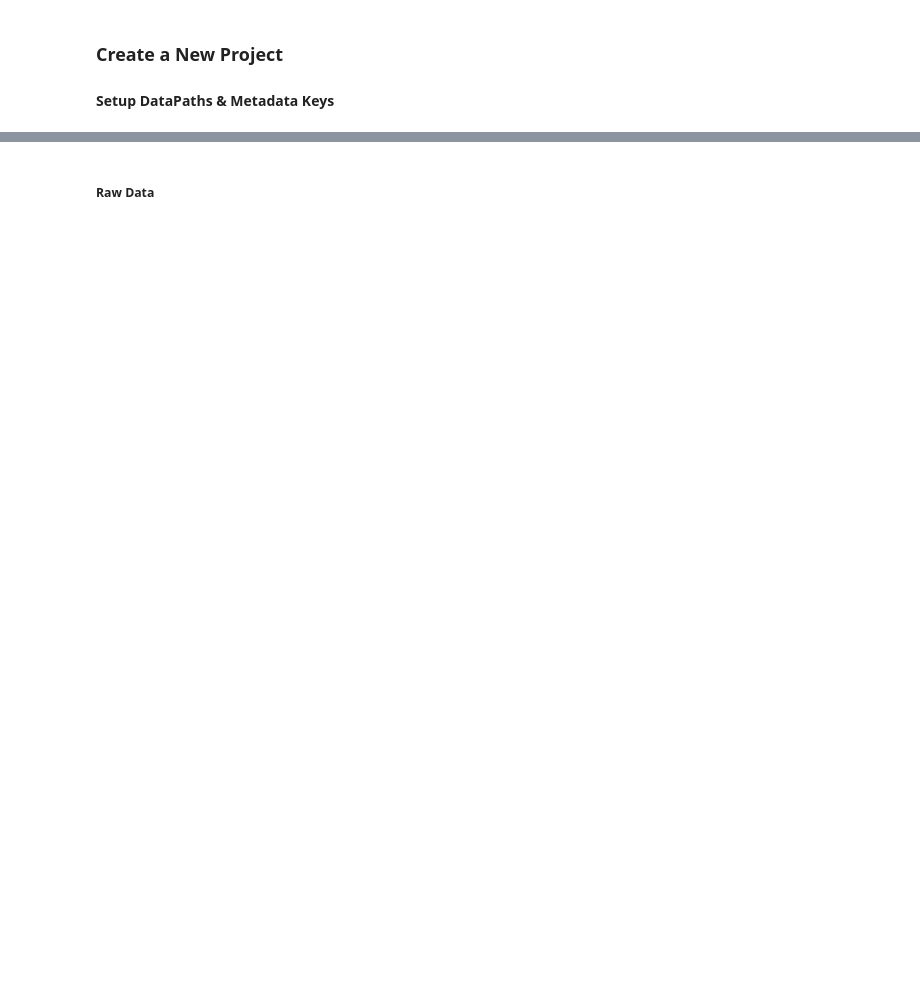
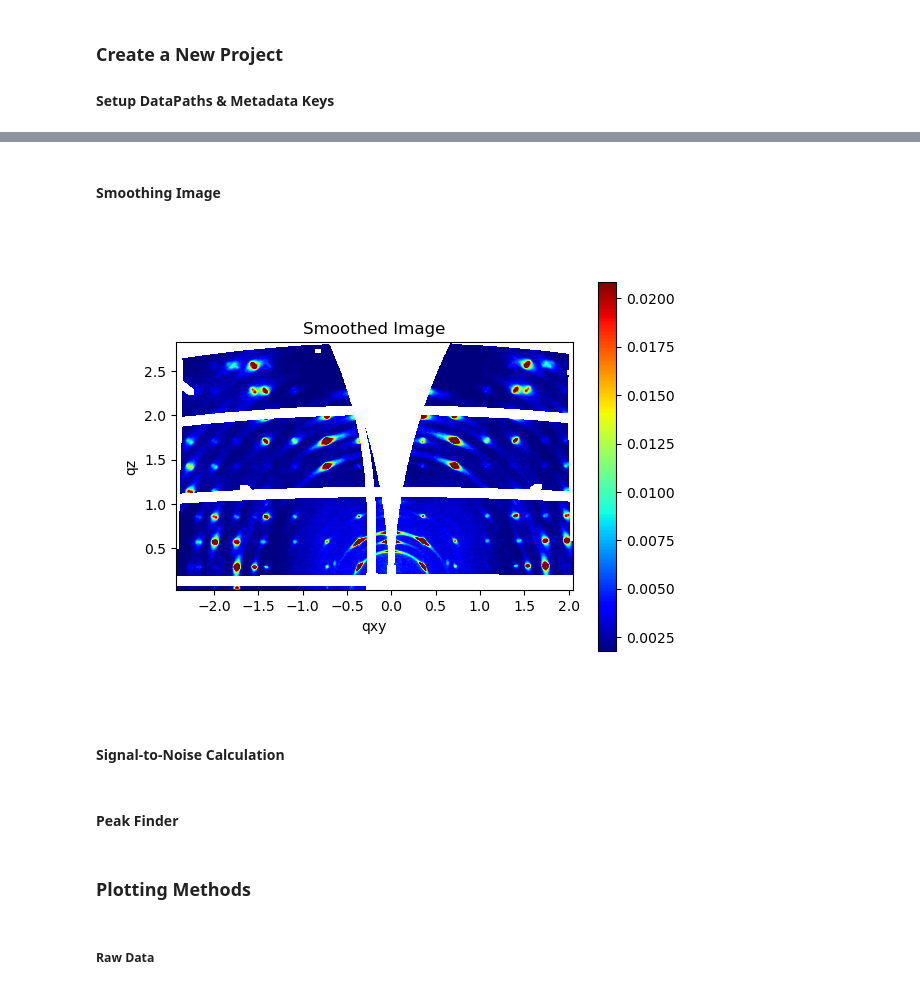
Before and after one commit to ToneyGroupCU/pyWAXS, a Jupyter notebook: pyWAXS_main/WAXSNotebook.ipynb, the cells around one changed output, grey strips where cells are left out. Saved outputs shown, nothing was run; the diff lists cells and outputs as text; code cells hidden in the pictures; blank space fills up the shorter version.

```diff
--- a/pyWAXS_main/WAXSNotebook.ipynb
+++ b/pyWAXS_main/WAXSNotebook.ipynb
@@ -80,0 +91,24 @@ waxs_analysis.exportzarr(zarrPath=zarrPath, projectName=projectName)
+# %% [markdown]
+#### Smoothing Image
+# %%
+%matplotlib widget
+
+# Smooth the image using the 'smooth_image' method
+# smoothed_image = waxs_analysis.smooth_image(waxs_analysis.reciptiff_xr.values,
+#                                             method='gaussian',
+#                                             sigma=.05)
+
+smoothed_image = waxs_analysis.smooth_image(reciptiff_xr_norm,
+                                            method='gaussian',
+                                            sigma=1)
+# smoothed_image = waxs_analysis.normalize_image()
+# smoothed_image = waxs_analysis.smooth_image(smoothed_image, method='total_variation', sigma=100)
+
+# Display the smoothed image with appropriate coordinates using the 'display_image' method
+waxs_analysis.display_image(smoothed_image,
+                            title='Smoothed Image',
+                            cmap='jet')
+# %% [output]
+[figure, added]
+# %% [markdown]
+#### Signal-to-Noise Calculation
@@ -80,0 +119,2 @@ waxs_analysis.exportzarr(zarrPath=zarrPath, projectName=projectName)
+# %% [markdown]
+#### Peak Finder
@@ -81,3 +124,5 @@ waxs_analysis.exportzarr(zarrPath=zarrPath, projectName=projectName)
+# %% [markdown]
+### Plotting Methods
 # %% [markdown]
 ##### Raw Data
 # %%
```
Also changed, not shown: parts of 18 cells of this notebook, 1 other file.
